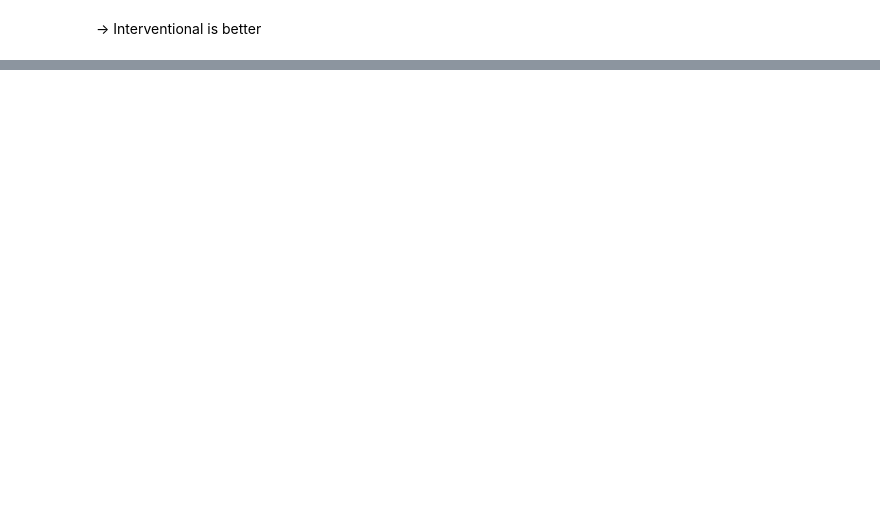
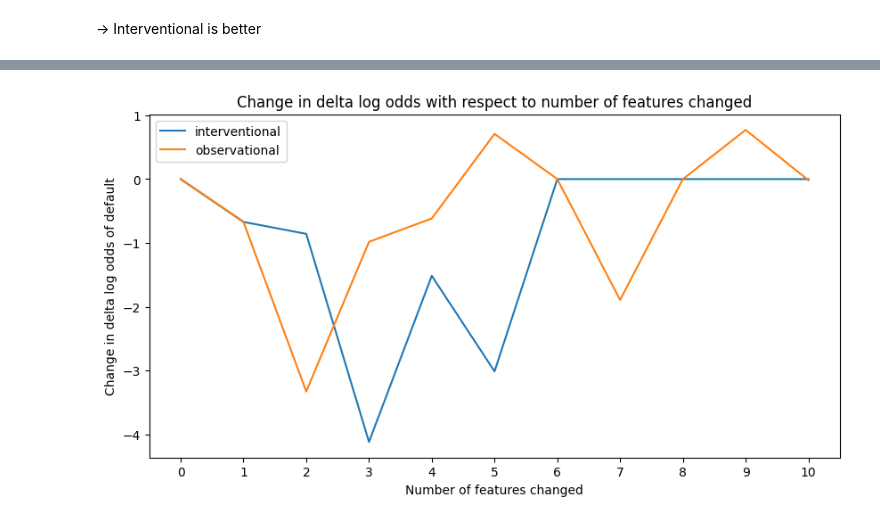
Before and after one commit to nthng-quan/t2mt2d-intro-to-ml, a Jupyter notebook: shap.ipynb, the cells around one changed output, grey strips where cells are left out. Drawn from its saved outputs; the diff is of its cells as text; code cells hidden in the pictures; blank space fills up the shorter version.

```diff
--- a/shap.ipynb
+++ b/shap.ipynb
@@ -409,0 +559,7 @@ Text(0.5, 1.0, 'Change in delta log odds with respect to number of features chan
+# %%
+# Observational
+masker = shap.maskers.Impute(X_train)
+explainer = shap.Explainer(logreg, masker)
+shap_values = explainer(X_test)
+shap.plots.beeswarm(shap_values, max_display=11)
+shap.plots.bar(shap_values, max_display=11)
@@ -409,0 +570,5 @@ Text(0.5, 1.0, 'Change in delta log odds with respect to number of features chan
+# %%
+# top 10 features
+ft_id=np.argsort(np.mean(np.abs(shap_values.values), axis=0))[::-1][:10]
+top10_ft_c=X_test.columns[ft_id]
+top10_ft_c
@@ -409,0 +579,4 @@ Text(0.5, 1.0, 'Change in delta log odds with respect to number of features chan
+# %%
+ft_c_map = [1, 1, 0, 0, 0, 1, 1, 1, 1, 0]
+ft_c_dictm=dict(zip(top10_ft_c, ft_c_map))
+ft_c_dictm
@@ -409,0 +594,5 @@ Text(0.5, 1.0, 'Change in delta log odds with respect to number of features chan
+# %%
+print('1: Not default, 0: Default')
+print('-----------------')
+logodds_c, logodds_diff_c = logodds_default(X_test, logreg, ft_c_dictm)
+logodds_i, logodds_diff_i = logodds_default(X_test, logreg, ft_i_dictm)
@@ -409,0 +617,13 @@ Text(0.5, 1.0, 'Change in delta log odds with respect to number of features chan
+# %%
+# delta logodds
+plt.figure(figsize=(10, 5))
+plt.plot(np.arange(0, 11), logodds_diff_i, label='interventional')
+plt.plot(np.arange(0, 11), logodds_diff_c, label='observational')
+plt.xlabel('Number of features changed')
+plt.ylabel('Change in delta log odds of default')
+plt.legend()
+plt.xticks(np.arange(0, 11))
+plt.title('Change in delta log odds with respect to number of features changed')
+plt.show()
+# %% [output]
+[figure, added]
```
Also changed, not shown: parts of 39 cells of this notebook, 2 other files.
